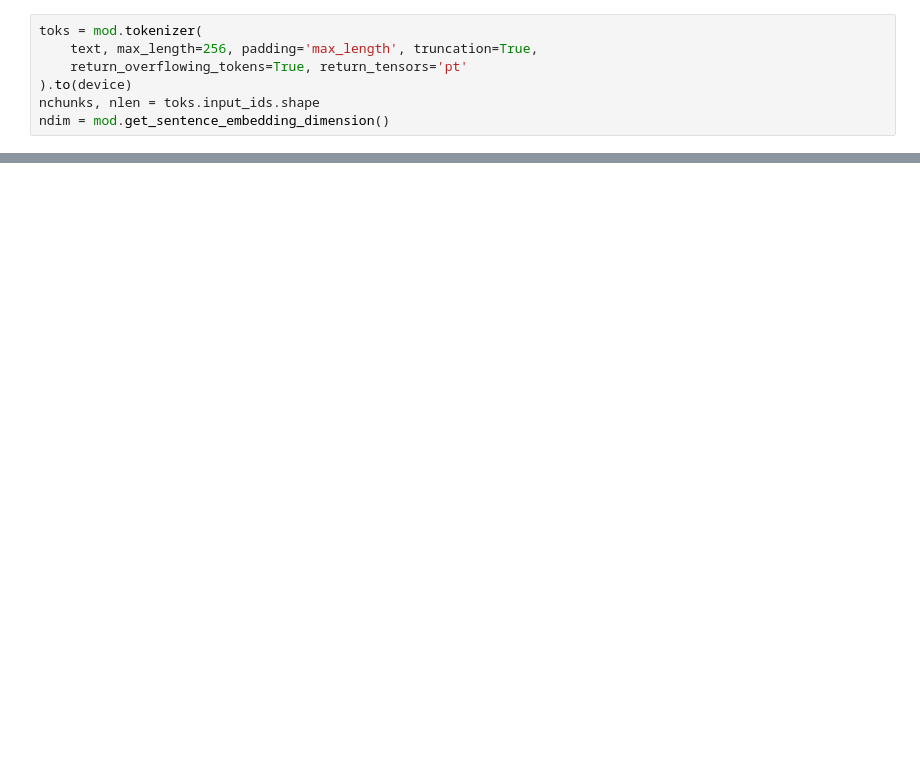
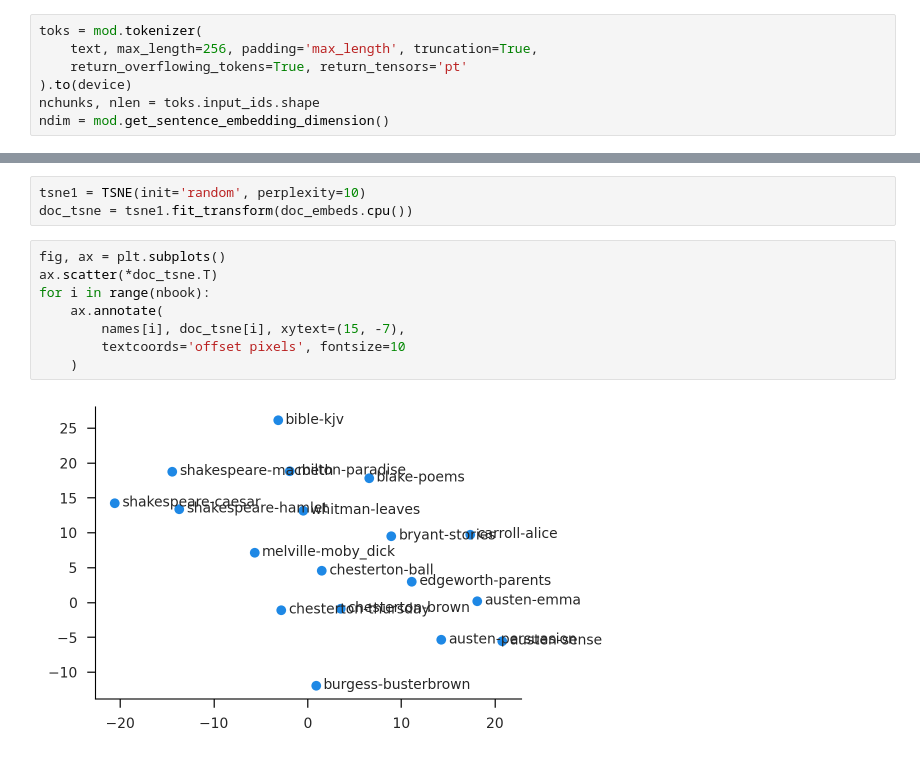
Before and after one commit to iamlemec/grad_code, a Jupyter notebook: lecture_5.ipynb, the cells around one changed output, grey strips where cells are left out. Cells and saved outputs as stored; diff of their text form; blank space fills up the shorter version.

```diff
--- a/lecture_5.ipynb
+++ b/lecture_5.ipynb
@@ -259,0 +275,13 @@ OutOfMemoryError: CUDA out of memory. Tried to allocate 20.00 MiB. GPU 0 has a t
+# %%
+tsne1 = TSNE(init='random', perplexity=10)
+doc_tsne = tsne1.fit_transform(doc_embeds.cpu())
+# %%
+fig, ax = plt.subplots()
+ax.scatter(*doc_tsne.T)
+for i in range(nbook):
+    ax.annotate(
+        names[i], doc_tsne[i], xytext=(15, -7),
+        textcoords='offset pixels', fontsize=10
+    )
+# %% [output]
+[figure, added]
```
Also changed, not shown: parts of 8 cells of this notebook, 2 other files.
